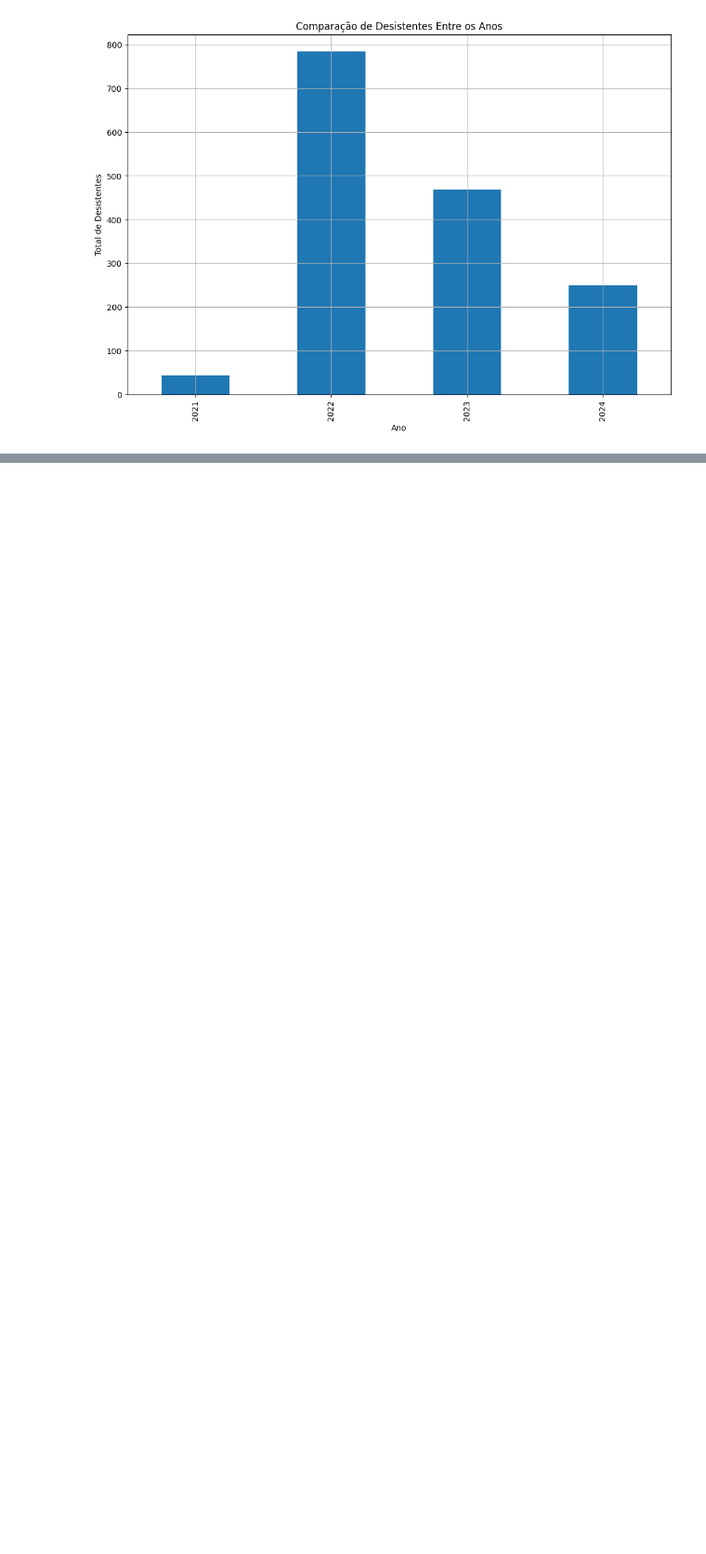
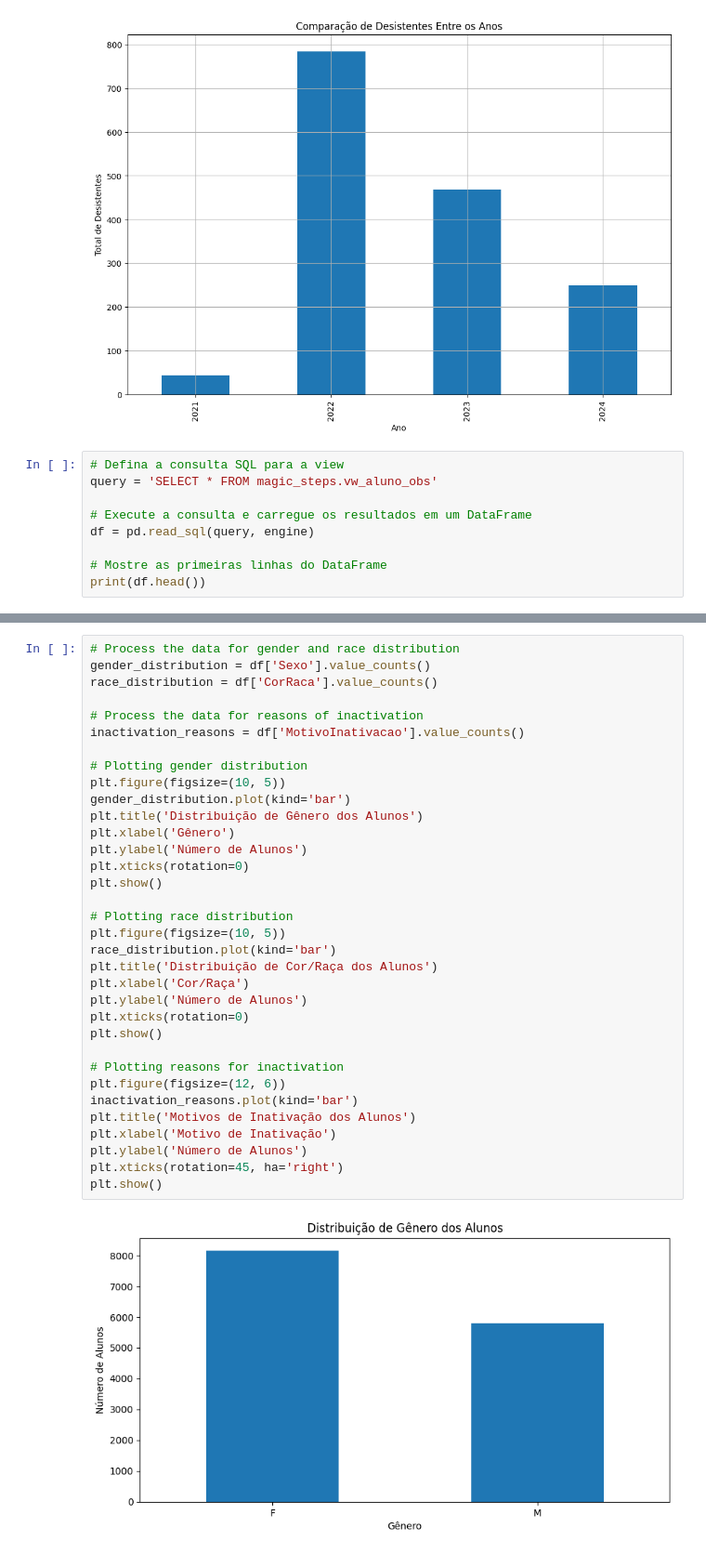
Before and after one commit to Pridefrancas/DATATHON-2DTAT, a Jupyter notebook: Analise_PRI.ipynb, the cells around one changed output, grey strips where cells are left out. Shown at 93% size. Cells and saved outputs as stored; diff of their text form; blank space fills up the shorter version.

```diff
--- a/Analise_PRI.ipynb
+++ b/Analise_PRI.ipynb
@@ -355,3 +355,12 @@ See the caveats in the documentation: https://pandas.pydata.org/pandas-docs/stab
 <Figure size 1200x800 with 0 Axes>
 [figure]
 [figure]
+# %%
+# Defina a consulta SQL para a view
+query = 'SELECT * FROM magic_steps.vw_aluno_obs'
+
+# Execute a consulta e carregue os resultados em um DataFrame
+df = pd.read_sql(query, engine)
+
+# Mostre as primeiras linhas do DataFrame
+print(df.head())
@@ -357,0 +385,36 @@ See the caveats in the documentation: https://pandas.pydata.org/pandas-docs/stab
+# %%
+# Process the data for gender and race distribution
+gender_distribution = df['Sexo'].value_counts()
+race_distribution = df['CorRaca'].value_counts()
+
+# Process the data for reasons of inactivation
+inactivation_reasons = df['MotivoInativacao'].value_counts()
+
+# Plotting gender distribution
+plt.figure(figsize=(10, 5))
+gender_distribution.plot(kind='bar')
+plt.title('Distribuição de Gênero dos Alunos')
+plt.xlabel('Gênero')
+plt.ylabel('Número de Alunos')
+plt.xticks(rotation=0)
+plt.show()
+
+# Plotting race distribution
+plt.figure(figsize=(10, 5))
+race_distribution.plot(kind='bar')
+plt.title('Distribuição de Cor/Raça dos Alunos')
+plt.xlabel('Cor/Raça')
+plt.ylabel('Número de Alunos')
+plt.xticks(rotation=0)
+plt.show()
+
+# Plotting reasons for inactivation
+plt.figure(figsize=(12, 6))
+inactivation_reasons.plot(kind='bar')
+plt.title('Motivos de Inativação dos Alunos')
+plt.xlabel('Motivo de Inativação')
+plt.ylabel('Número de Alunos')
+plt.xticks(rotation=45, ha='right')
+plt.show()
+# %% [output]
+[figure, added]
```
Also changed, not shown: parts of 5 cells of this notebook.
